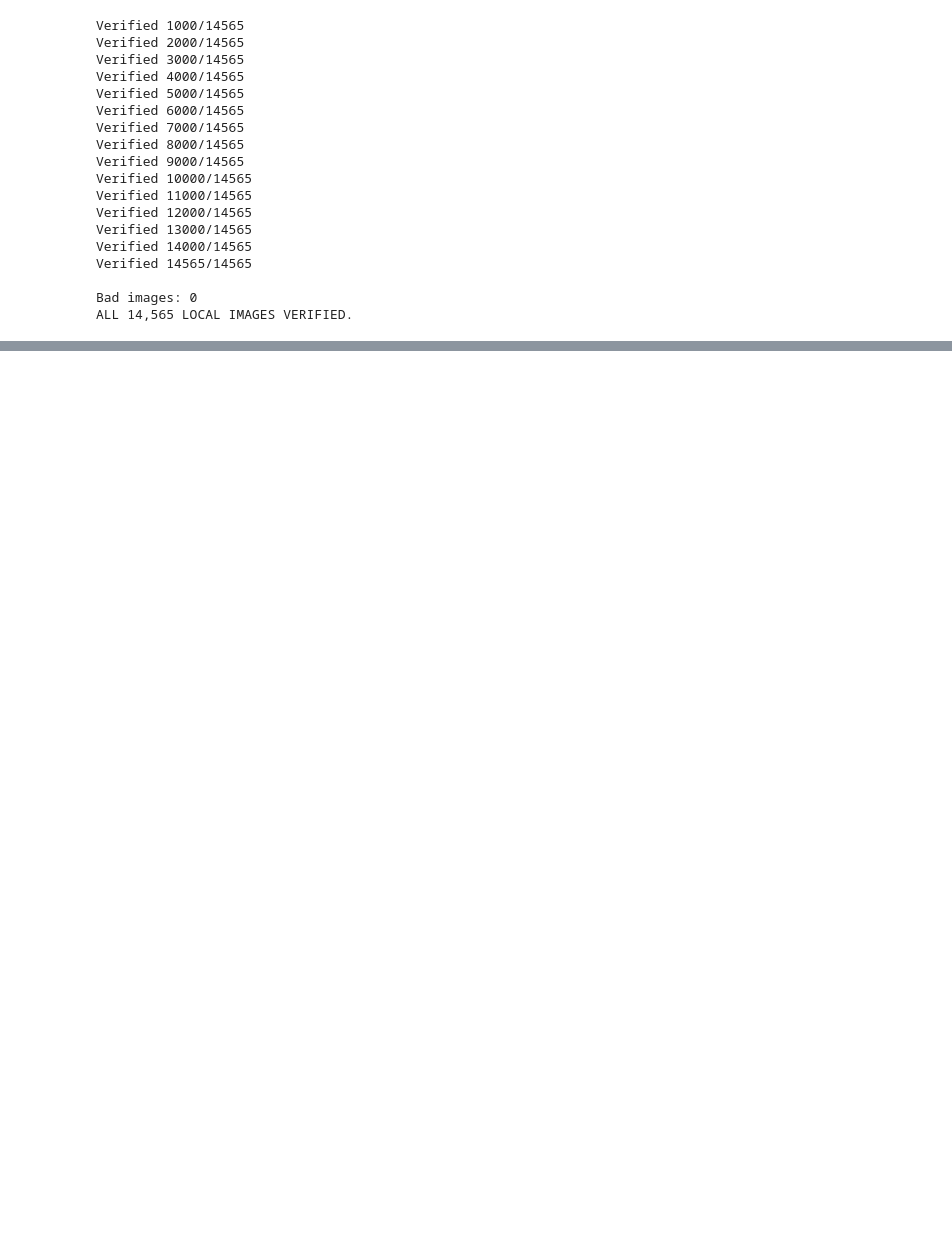
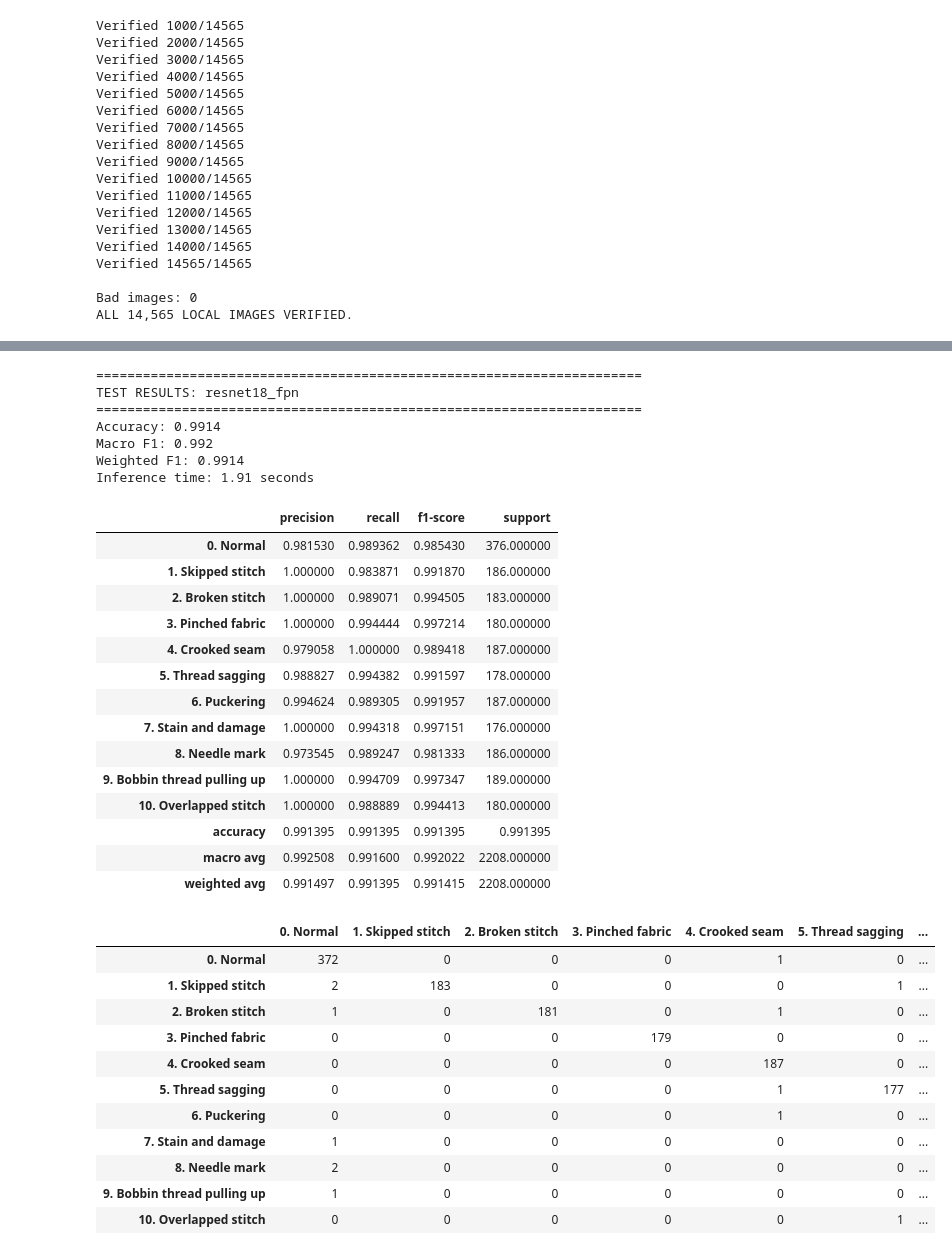
Before and after one commit to Amal-Anojan/stitching-defect-detection, a Jupyter notebook: Notebooks/resnet18_fpn_experiment.ipynb, the cells around one changed output, grey strips where cells are left out. Drawn from its saved outputs; the diff is of its cells as text; code cells hidden in the pictures; blank space fills up the shorter version.

Commit message:
Add models notebook with evaluation

```diff
--- a/Notebooks/resnet18_fpn_experiment.ipynb
+++ b/Notebooks/resnet18_fpn_experiment.ipynb
@@ -1696,0 +2591,29 @@ def train_model(
+# %%
+# ============================================================
+# TRAIN RESNET18 + FPN
+# ============================================================
+
+fpn_model = ResNet18FPN(
+    num_classes=NUM_CLASSES,
+    fpn_channels=128
+).to(DEVICE)
+
+fpn_result = train_model(
+    model=fpn_model,
+    model_name="resnet18_fpn",
+    new_layer_names=[
+        "lateral2",
+        "lateral3",
+        "lateral4",
+        "lateral5",
+        "smooth2",
+        "smooth3",
+        "smooth4",
+        "smooth5",
+        "classifier"
+    ]
+)
+
+print(
+    "\nResNet18 + FPN training completed."
+)
@@ -1696,0 +2638,51 @@ def train_model(
+# %%
+# ============================================================
+# FPN TEST EVALUATION
+# ============================================================
+
+fpn_model, fpn_checkpoint = (
+    load_best_model(
+        fpn_model,
+        "resnet18_fpn"
+    )
+)
+
+fpn_test = evaluate_test(
+    fpn_model,
+    "resnet18_fpn"
+)
+# %% [output]
+======================================================================
+TEST RESULTS: resnet18_fpn
+======================================================================
+Accuracy: 0.9914
+Macro F1: 0.992
+Weighted F1: 0.9914
+Inference time: 1.91 seconds
+|  | precision | recall | f1-score | support |
+| 0. Normal | 0.981530 | 0.989362 | 0.985430 | 376.000000 |
+| 1. Skipped stitch | 1.000000 | 0.983871 | 0.991870 | 186.000000 |
+| 2. Broken stitch | 1.000000 | 0.989071 | 0.994505 | 183.000000 |
+| 3. Pinched fabric | 1.000000 | 0.994444 | 0.997214 | 180.000000 |
+| 4. Crooked seam | 0.979058 | 1.000000 | 0.989418 | 187.000000 |
+| 5. Thread sagging | 0.988827 | 0.994382 | 0.991597 | 178.000000 |
+| 6. Puckering | 0.994624 | 0.989305 | 0.991957 | 187.000000 |
+| 7. Stain and damage | 1.000000 | 0.994318 | 0.997151 | 176.000000 |
+| 8. Needle mark | 0.973545 | 0.989247 | 0.981333 | 186.000000 |
+| 9. Bobbin thread pulling up | 1.000000 | 0.994709 | 0.997347 | 189.000000 |
+| 10. Overlapped stitch | 1.000000 | 0.988889 | 0.994413 | 180.000000 |
+| accuracy | 0.991395 | 0.991395 | 0.991395 | 0.991395 |
+| macro avg | 0.992508 | 0.991600 | 0.992022 | 2208.000000 |
+| weighted avg | 0.991497 | 0.991395 | 0.991415 | 2208.000000 |
+|  | 0. Normal | 1. Skipped stitch | 2. Broken stitch | 3. Pinched fabric | 4. Crooked seam | 5. Thread sagging | ... |
+| 0. Normal | 372 | 0 | 0 | 0 | 1 | 0 | ... |
+| 1. Skipped stitch | 2 | 183 | 0 | 0 | 0 | 1 | ... |
+| 2. Broken stitch | 1 | 0 | 181 | 0 | 1 | 0 | ... |
+| 3. Pinched fabric | 0 | 0 | 0 | 179 | 0 | 0 | ... |
+| 4. Crooked seam | 0 | 0 | 0 | 0 | 187 | 0 | ... |
+| 5. Thread sagging | 0 | 0 | 0 | 0 | 1 | 177 | ... |
+| 6. Puckering | 0 | 0 | 0 | 0 | 1 | 0 | ... |
+| 7. Stain and damage | 1 | 0 | 0 | 0 | 0 | 0 | ... |
+| 8. Needle mark | 2 | 0 | 0 | 0 | 0 | 0 | ... |
+| 9. Bobbin thread pulling up | 1 | 0 | 0 | 0 | 0 | 0 | ... |
+| 10. Overlapped stitch | 0 | 0 | 0 | 0 | 0 | 1 | ... |
```
Also changed, not shown: parts of 27 cells of this notebook, 6 other files.
